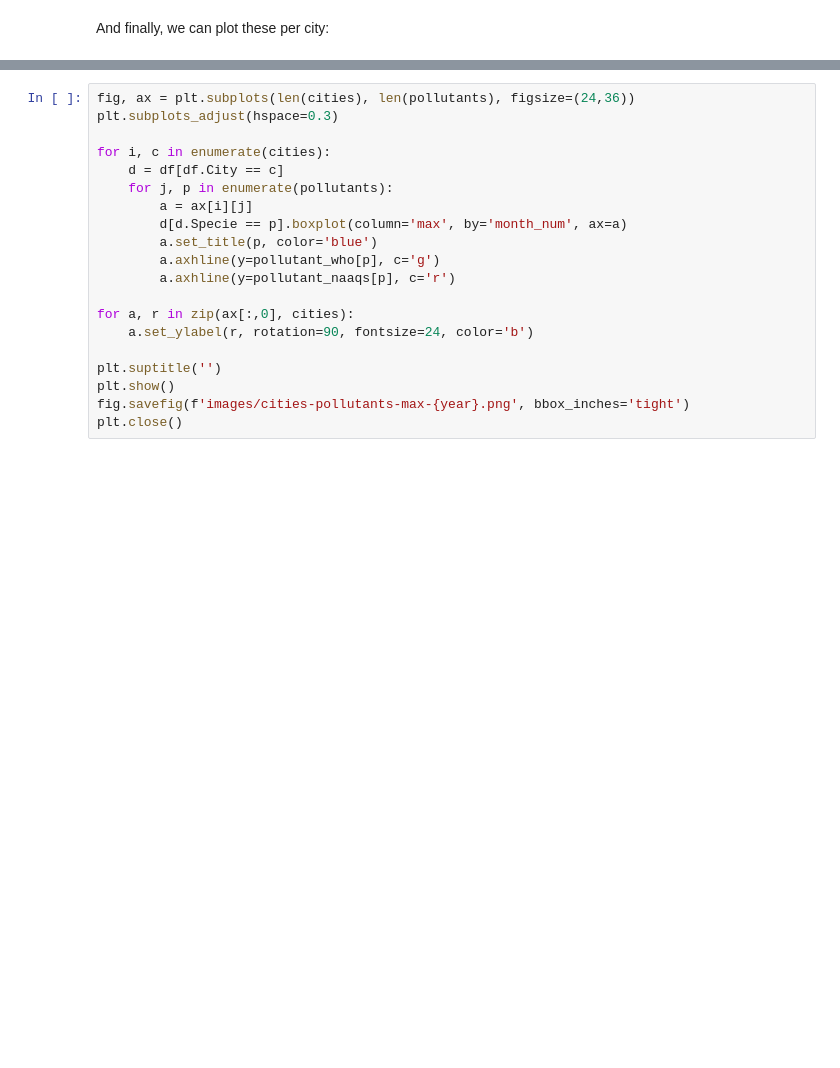
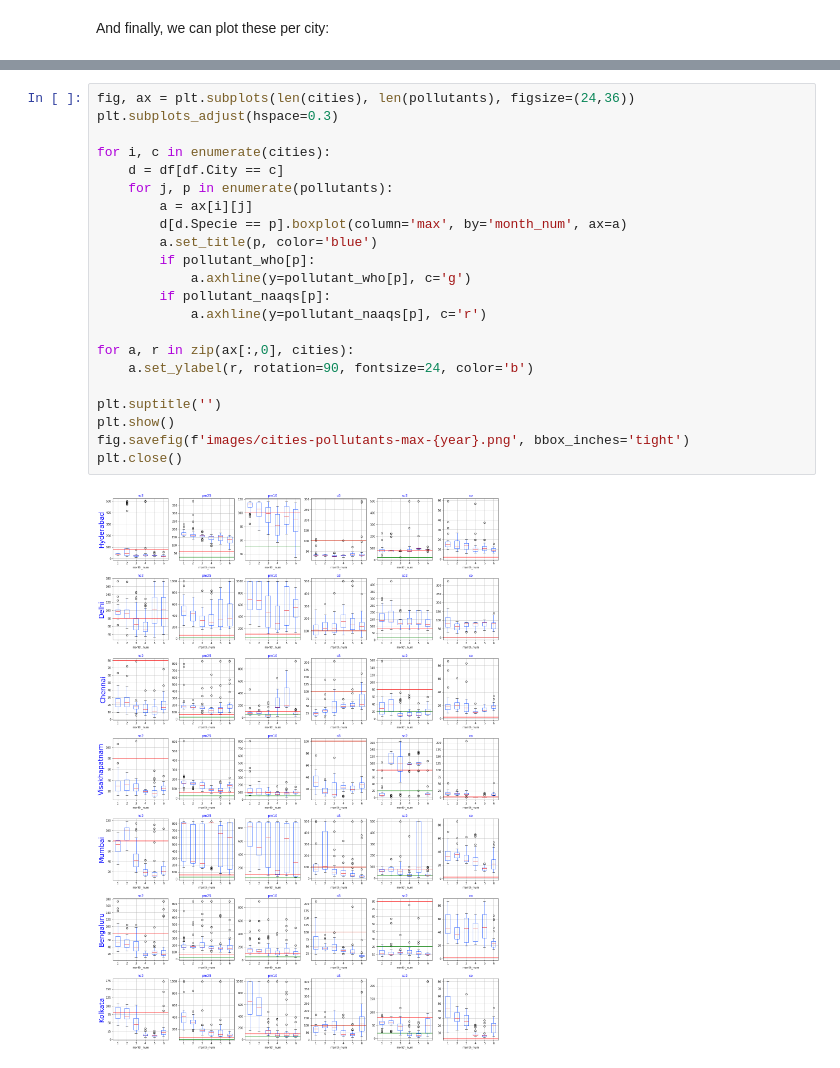
Before and after one commit to algoasylum/ExploringTheUnseen, a Jupyter notebook: code/BoxPlot-cities.ipynb, the cells around one changed output, grey strips where cells are left out. Saved outputs shown, nothing was run; the diff lists cells and outputs as text; blank space fills up the shorter version.

```diff
--- a/code/BoxPlot-cities.ipynb
+++ b/code/BoxPlot-cities.ipynb
@@ -249,20 +263,24 @@ plt.close()
 # %%
 fig, ax = plt.subplots(len(cities), len(pollutants), figsize=(24,36))
 plt.subplots_adjust(hspace=0.3)
 
 for i, c in enumerate(cities):
     d = df[df.City == c]
     for j, p in enumerate(pollutants):
         a = ax[i][j]
         d[d.Specie == p].boxplot(column='max', by='month_num', ax=a)
         a.set_title(p, color='blue')
-        a.axhline(y=pollutant_who[p], c='g')
-        a.axhline(y=pollutant_naaqs[p], c='r')
+        if pollutant_who[p]:
+            a.axhline(y=pollutant_who[p], c='g')
+        if pollutant_naaqs[p]:
+            a.axhline(y=pollutant_naaqs[p], c='r')
 
 for a, r in zip(ax[:,0], cities):
     a.set_ylabel(r, rotation=90, fontsize=24, color='b')
 
 plt.suptitle('')
 plt.show()
 fig.savefig(f'images/cities-pollutants-max-{year}.png', bbox_inches='tight')
 plt.close()
+# %% [output]
+[figure, added]
```
Also changed, not shown: parts of 7 cells of this notebook.
